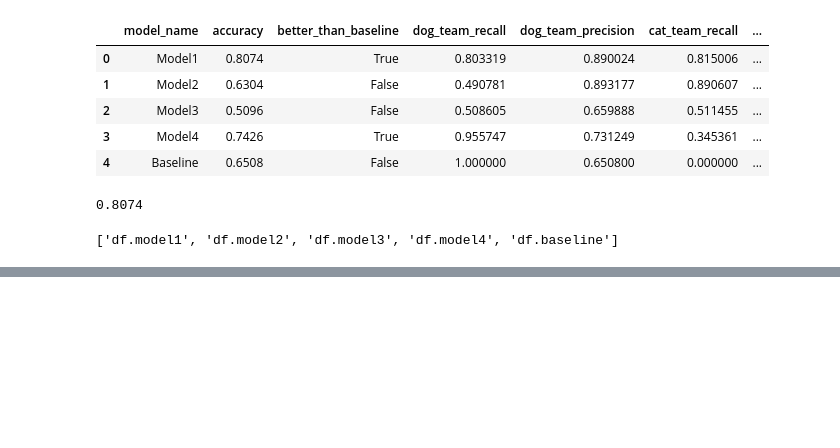
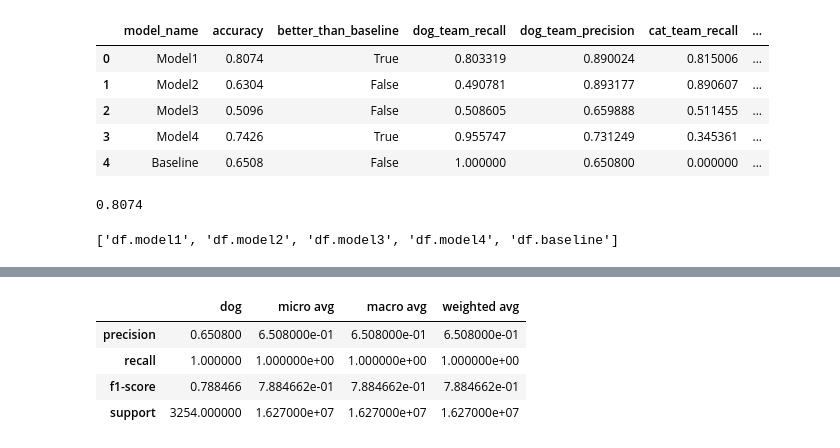
Before and after one commit to noahmelngailis/ds-methodologies-exercises, a Jupyter notebook: classification/model_evaluation.ipynb, the cells around one changed output, grey strips where cells are left out. Saved outputs shown, nothing was run; the diff lists cells and outputs as text; code cells hidden in the pictures; blank space fills up the shorter version.

```diff
--- a/classification/model_evaluation.ipynb
+++ b/classification/model_evaluation.ipynb
@@ -345,0 +392,12 @@ memory usage: 234.5+ KB
+# %%
+y_true = df.actual
+y_pred = df.baseline
+
+x = sklearn.metrics.classification_report(y_true, y_pred, output_dict = True, labels = y_pred)
+pd.DataFrame(x)
+# %% [output]
+|  | dog | micro avg | macro avg | weighted avg |
+| precision | 0.650800 | 6.508000e-01 | 6.508000e-01 | 6.508000e-01 |
+| recall | 1.000000 | 1.000000e+00 | 1.000000e+00 | 1.000000e+00 |
+| f1-score | 0.788466 | 7.884662e-01 | 7.884662e-01 | 7.884662e-01 |
+| support | 3254.000000 | 1.627000e+07 | 1.627000e+07 | 1.627000e+07 |
```
Also changed, not shown: parts of 13 cells of this notebook, 3 other files.
